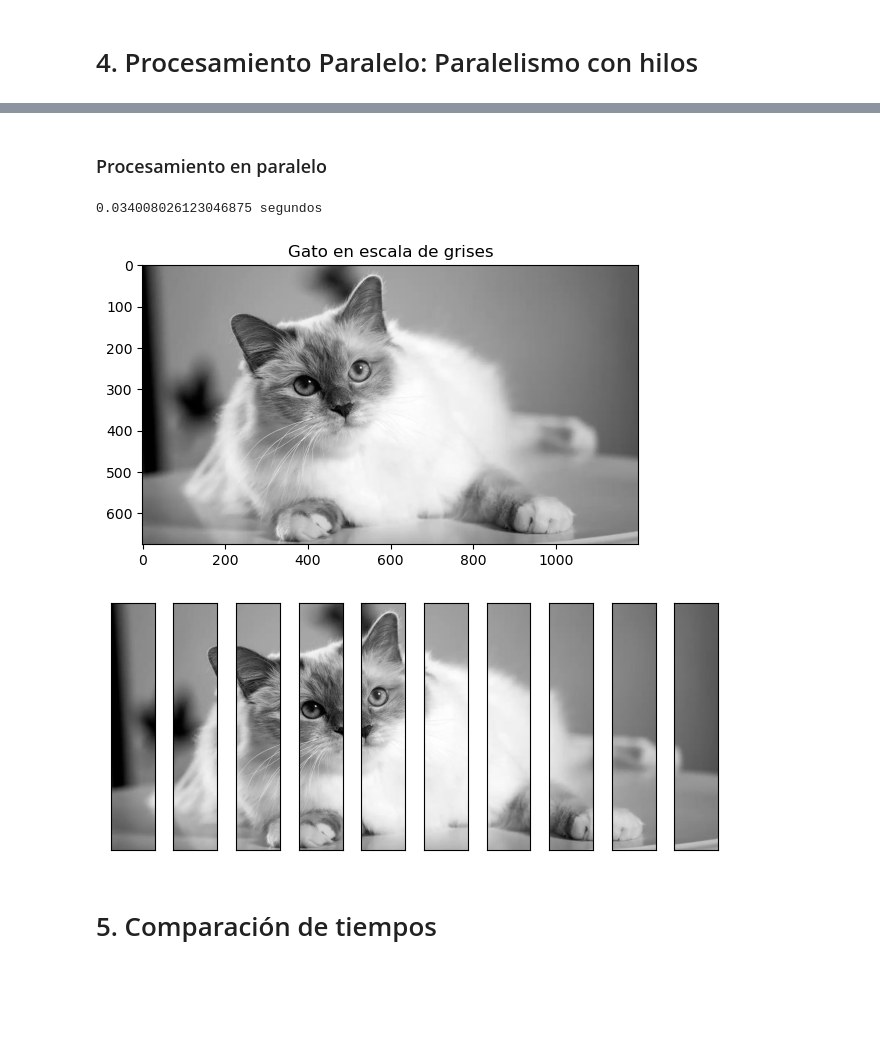
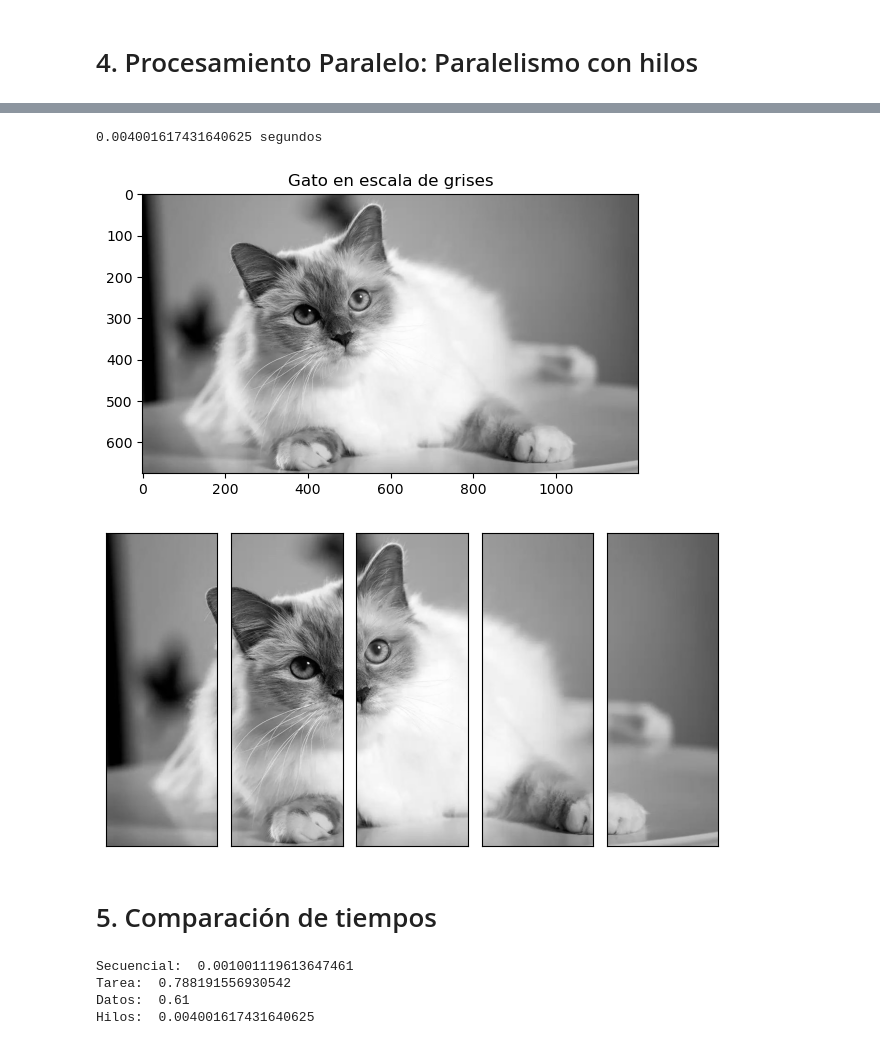
Before and after one commit to FavioSaico/programacion-paralela, a Jupyter notebook: tarea-6-examen-parcial/PARCIAL2023.ipynb, the cells around one changed output, grey strips where cells are left out. Drawn from its saved outputs; the diff is of its cells as text; code cells hidden in the pictures; blank space fills up the shorter version.

```diff
--- a/tarea-6-examen-parcial/PARCIAL2023.ipynb
+++ b/tarea-6-examen-parcial/PARCIAL2023.ipynb
@@ -47,10 +23,3 @@ def mostrar_imagen_partes(partes): # mostramos las N partes de la imagen
-# %%
-def aplicar_BN(partes): # Convierte el subconjunto a escala de grises
-    ab = cv2.cvtColor(partes,cv2.COLOR_BGR2GRAY)
-    return cv2.cvtColor(ab, cv2.COLOR_BGR2RGB)
-# %%
-def combinar_partes(partes):
-    return np.hstack(partes)
 # %% [markdown]
 ### Visualización de la imagen
 # %%
@@ -165,0 +60,21 @@ tiempo_paralelo_tareas = end - start
+# %%
+imagen_procesada = []
+subconjuntos = []
+#N = 10 # Número de procesos a utilizar
+
+start = time()
+if __name__ == "__main__":
+
+    # Dividir la imagen en subconjuntos
+    subconjuntos = dividir_imagen(imagen,w,h,N)
+
+    with multiprocessing.Pool(processes=N) as pool:
+        # Aplicar el filtro en paralelo a cada subconjunto
+        resultados = pool.map(aplicar_BN, subconjuntos)
+
+    # Combinar los resultados
+    imagen_procesada = combinar_partes(resultados)
+end = time()
+tiempo_paralelo_tareas = end-start
+print(tiempo_paralelo_tareas)
+mostrar_imagen("Imagen Procesada", imagen_procesada)
@@ -245,12 +167,10 @@ mostrar_imagen_partes(arr)
-# %% [markdown]
-### Procesamiento en paralelo
 # %%
 import concurrent.futures
 # %%
 result = [] # partes de la imagen
 
 inicio = time()
-imagen_partes = dividir_imagen()
+imagen_partes = dividir_imagen(imagen,w,h,N)
 with concurrent.futures.ThreadPoolExecutor(max_workers=N) as executor: # N hilos
     resultados = executor.map(aplicar_BN, imagen_partes)
 
@@ -258,22 +178,29 @@ for resultado in resultados:
     result.append(resultado)
 
 imagenBN = combinar_partes(result) # juntamos las partes en escala de grises
+
+fin = time()
+
 mostrar_imagen("Gato en escala de grises",imagenBN)
 
-fin = time()
 tiempo_paralelo_hilos = fin - inicio
 print(tiempo_paralelo_hilos, 'segundos')
 # %% [output]
-0.034008026123046875 segundos
+0.004001617431640625 segundos
 [figure]
 # %%
-mostrar_imagen_partes(result)
+mostrar_imagen_partes(result,N)
 # %% [output]
-[figure, old version]
+[figure, new version]
 # %% [markdown]
 # 5. Comparación de tiempos
 # %%
-print("Secuencial "+tiempo_secuencial)
-print("Tarea "+tiempo_paralelo_tareas)
-print("Datos "+tiempo_paralelo_datos)
-print("Hilos "+tiempo_paralelo_hilos)
+print("Secuencial: ",tiempo_secuencial)
+print("Tarea: ",tiempo_paralelo_tareas)
+print("Datos: ",tiempo_paralelo_datos)
+print("Hilos: ",tiempo_paralelo_hilos)
+# %% [output]
+Secuencial:  0.001001119613647461
+Tarea:  0.788191556930542
+Datos:  0.61
+Hilos:  0.004001617431640625
```
Also changed, not shown: parts of 20 cells of this notebook, 1 other file.
